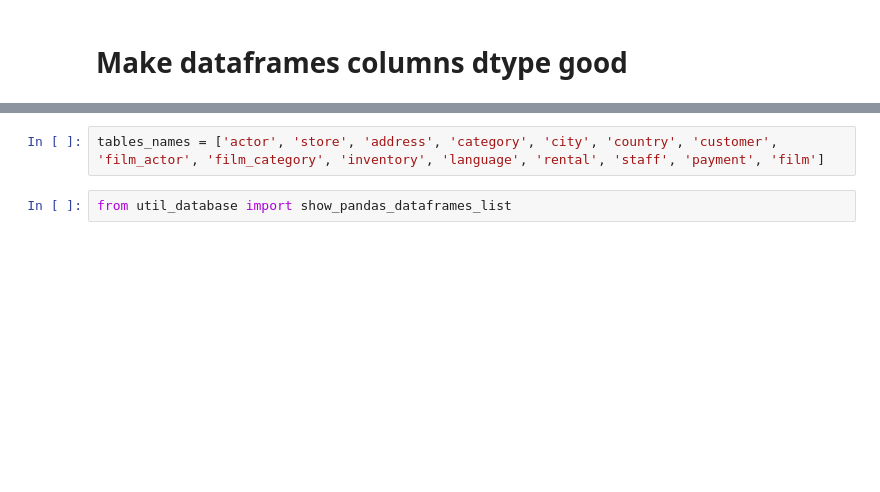
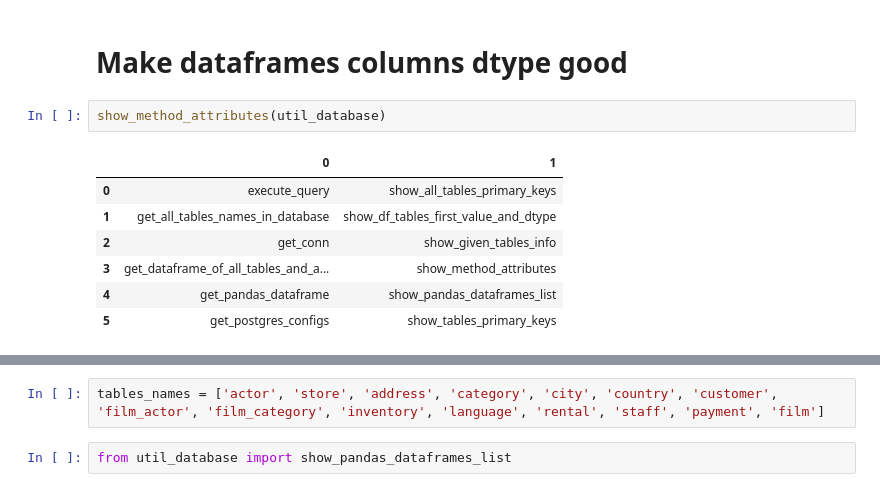
Before and after one commit to bhishanpdl/The_Complete_SQL_Bootcamp_Udemy, a Jupyter notebook: Section2_SQL_Statements/postgres_using_psycopg2.ipynb, the cells around one changed output, grey strips where cells are left out. Drawn from its saved outputs; the diff is of its cells as text; blank space fills up the shorter version.

```diff
--- a/Section2_SQL_Statements/postgres_using_psycopg2.ipynb
+++ b/Section2_SQL_Statements/postgres_using_psycopg2.ipynb
@@ -71,4 +157,14 @@ customer.head()
 | 4 | 4 | 2 | Barbara | Jones | barbara.jones@sakilacustomer.org | 8 | True | 2006-02-14 | ... |
 # %% [markdown]
 # Make dataframes columns dtype good
+# %%
+show_method_attributes(util_database)
+# %% [output]
+|  | 0 | 1 |
+| 0 | execute_query | show_all_tables_primary_keys |
+| 1 | get_all_tables_names_in_database | show_df_tables_first_value_and_dtype |
+| 2 | get_conn | show_given_tables_info |
+| 3 | get_dataframe_of_all_tables_and_a... | show_method_attributes |
+| 4 | get_pandas_dataframe | show_pandas_dataframes_list |
+| 5 | get_postgres_configs | show_tables_primary_keys |
 # %%
```
Also changed, not shown: parts of 18 cells of this notebook, 18 other files.
